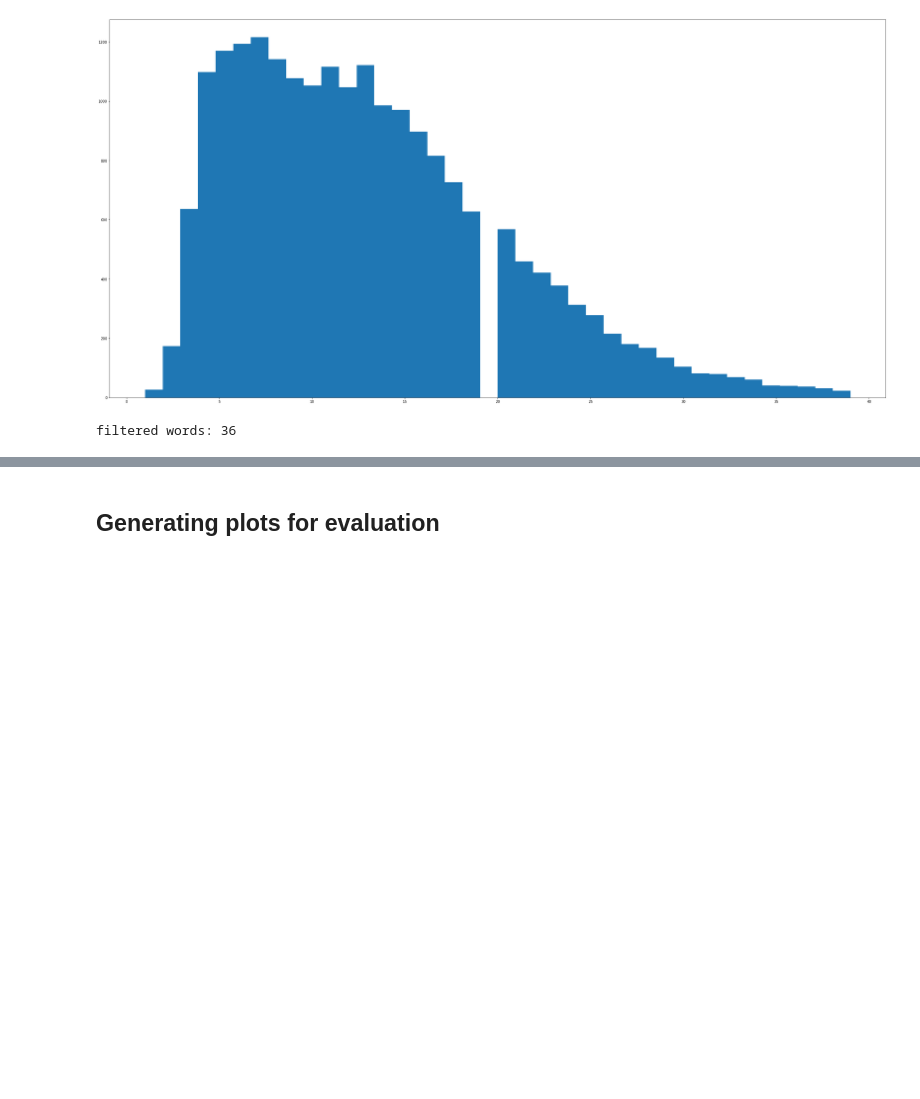
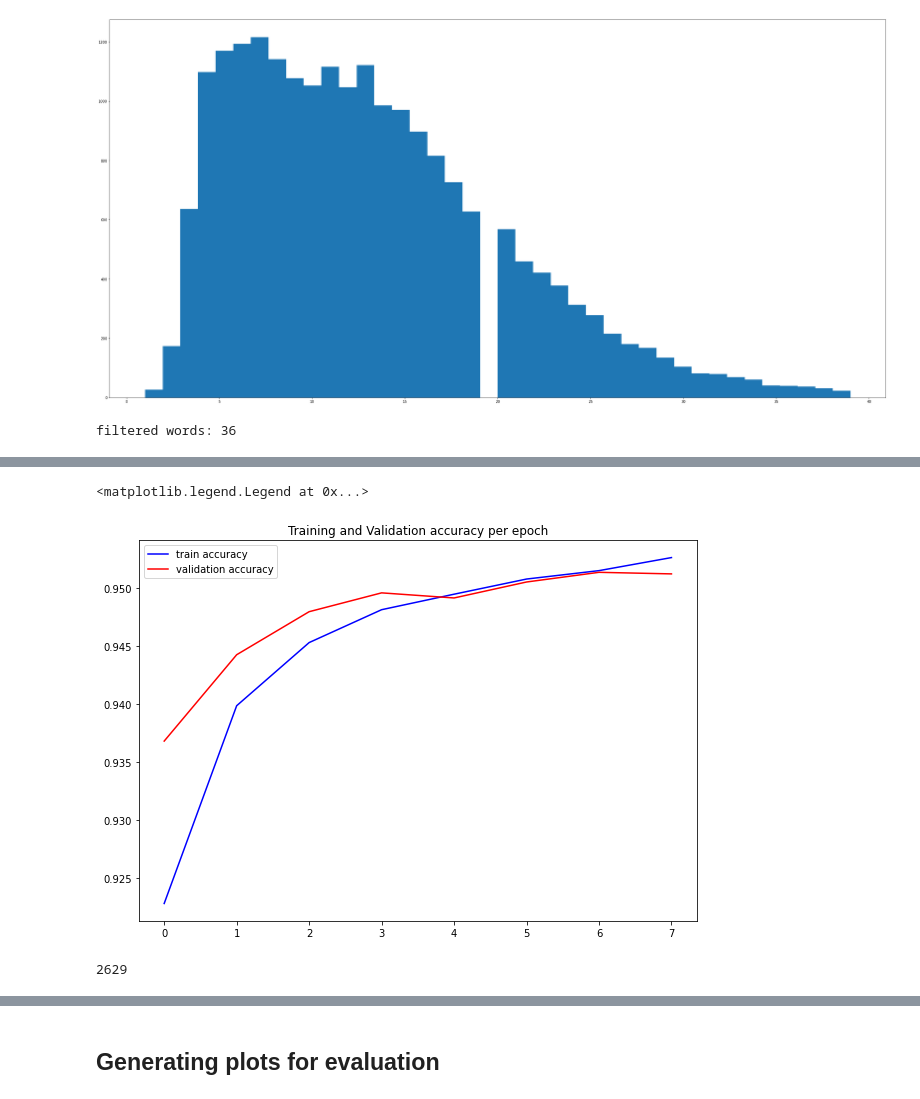
Before and after one commit to JNoether/Multi_Intent_Recognition, a Jupyter notebook: Model.ipynb, the cells around one changed output, grey strips where cells are left out. Cells and saved outputs as stored; diff of their text form; code cells hidden in the pictures; blank space fills up the shorter version.

```diff
--- a/Model.ipynb
+++ b/Model.ipynb
@@ -187,9 +203,25 @@ Epoch 8/8
+# %%
+# plot accuracy
+trainAcc = model.history.history["binary_accuracy"]
+valAcc = model.history.history["val_binary_accuracy"]
+
+plt.figure(figsize= (10,7))
+plt.plot(trainAcc, "b", label = "train accuracy")
+plt.plot(valAcc, "r", label = "validation accuracy")
+plt.title("Training and Validation accuracy per epoch")
+plt.legend()
+# %% [output]
+<matplotlib.legend.Legend at 0x...>
+[figure, added]
 # %%
 #prepare test data
 testSet = pd.read_csv("data/disaster_response_messages_test.csv")
+print(len(testSet))
 testText = testSet["message"]
 testLabel = testSet[testSet.columns[7:]]
 testText, testLabel = prepare_data(testText, testLabel)
+# %% [output]
+2629
 # %%
 model.evaluate(testText, testLabel)
 # %% [output]
```
Also changed, not shown: parts of 15 cells of this notebook, 4 other files.
